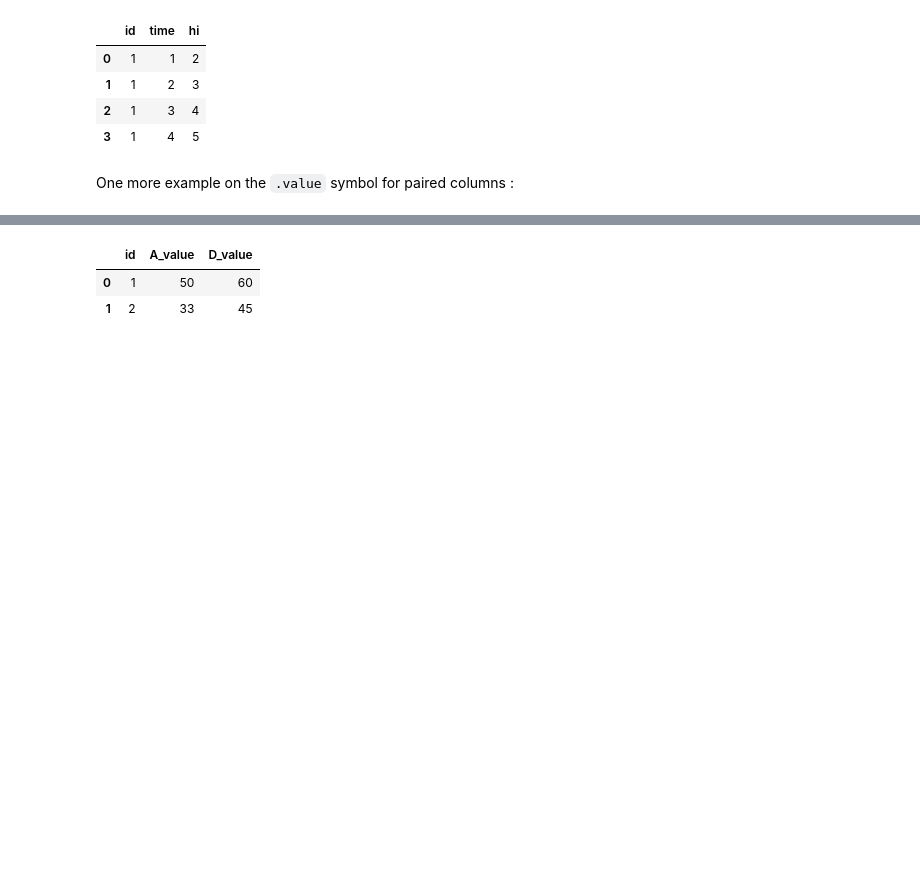
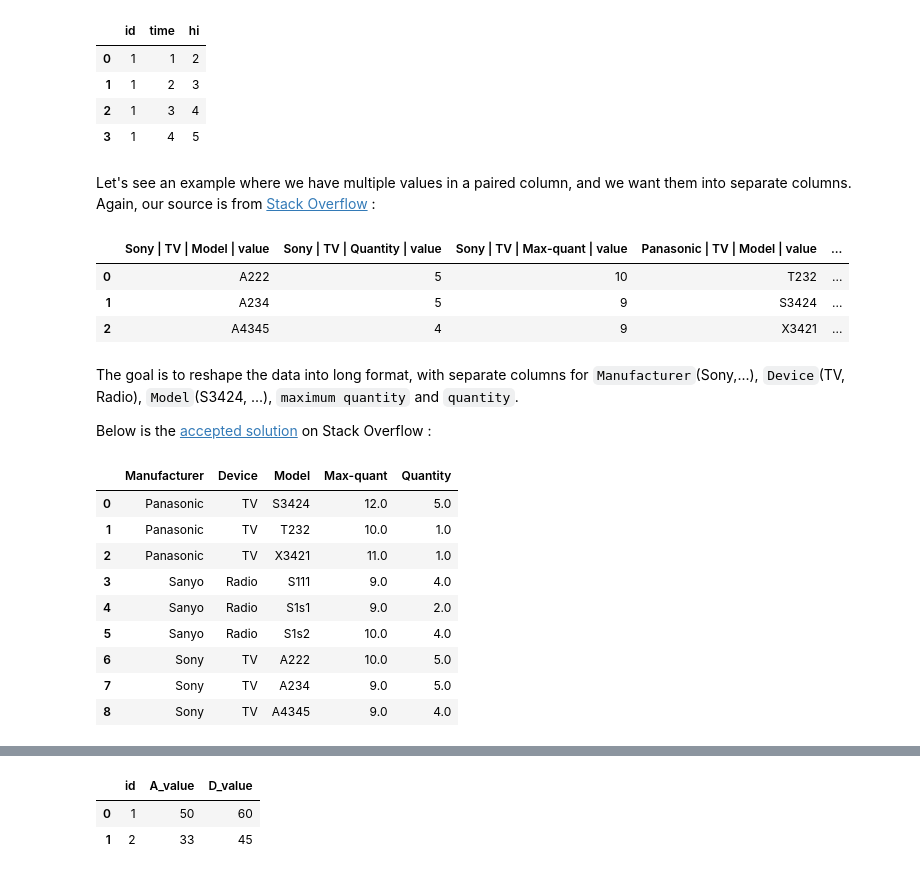
Before and after one commit to pyjanitor-devs/pyjanitor, a Jupyter notebook: examples/notebooks/Pivoting Data from Wide to Long.ipynb, the cells around one changed output, grey strips where cells are left out. Saved outputs shown, nothing was run; the diff lists cells and outputs as text; code cells hidden in the pictures; blank space fills up the shorter version.

```diff
--- a/examples/notebooks/Pivoting Data from Wide to Long.ipynb
+++ b/examples/notebooks/Pivoting Data from Wide to Long.ipynb
@@ -377,5 +396,58 @@ df.pivot_longer('id',
 | 1 | 1 | 2 | 3 |
 | 2 | 1 | 3 | 4 |
 | 3 | 1 | 4 | 5 |
-# %% [markdown]
-One more example on the `.value` symbol for paired columns :
+# %% [markdown]
+Let's see an example where we have multiple values in a paired column, and we want them into separate columns. Again, our source is from [Stack Overflow](https://stackoverflow.com/questions/64107566/how-to-pivot-longer-and-populate-with-fields-from-column-names-at-the-same-tim?noredirect=1#comment113369419_64107566) :
+# %%
+df = pd.DataFrame(
+    {
+        "Sony | TV | Model | value": {0: "A222", 1: "A234", 2: "A4345"},
+        "Sony | TV | Quantity | value": {0: 5, 1: 5, 2: 4},
+        "Sony | TV | Max-quant | value": {0: 10, 1: 9, 2: 9},
+        "Panasonic | TV | Model | value": {0: "T232", 1: "S3424", 2: "X3421"},
+        "Panasonic | TV | Quantity | value": {0: 1, 1: 5, 2: 1},
+        "Panasonic | TV | Max-quant | value": {0: 10, 1: 12, 2: 11},
+        "Sanyo | Radio | Model | value": {0: "S111", 1: "S1s1", 2: "S1s2"},
+        "Sanyo | Radio | Quantity | value": {0: 4, 1: 2, 2: 4},
+        "Sanyo | Radio | Max-quant | value": {0: 9, 1: 9, 2: 10},
+    }
+)
+
+df
+# %% [output]
+|  | Sony | TV | Model | value | Sony | TV | Quantity | value | Sony | TV | Max-quant | value | Panasonic | TV | Model | value | ... |
+| 0 | A222 | 5 | 10 | T232 | ... |
+| 1 | A234 | 5 | 9 | S3424 | ... |
+| 2 | A4345 | 4 | 9 | X3421 | ... |
+# %% [markdown]
+The goal is to reshape the data into long format, with separate columns for `Manufacturer`(Sony,...), `Device`(TV, Radio), `Model`(S3424, ...), ``maximum quantity`` and ``quantity``.
+
+Below is the [accepted solution](https://stackoverflow.com/a/64107688/7175713) on Stack Overflow :
+# %%
+df1 = df.copy()
+# Create a multiIndex column header
+df1.columns = pd.MultiIndex.from_arrays(
+    zip(*df1.columns.str.split("\s?\|\s?"))
+)
+
+# Reshape the dataframe using
+# `set_index`, `droplevel`, and `stack`
+(df1.stack([0, 1])
+ .droplevel(1, axis=1)
+ .set_index("Model", append=True)
+ .rename_axis([None, "Manufacturer", "Device", "Model"])
+ .sort_index(level=[1, 2, 3])
+ .reset_index()
+ .drop("level_0", axis=1)
+ )
+# %% [output]
+|  | Manufacturer | Device | Model | Max-quant | Quantity |
+| 0 | Panasonic | TV | S3424 | 12.0 | 5.0 |
+| 1 | Panasonic | TV | T232 | 10.0 | 1.0 |
+| 2 | Panasonic | TV | X3421 | 11.0 | 1.0 |
+| 3 | Sanyo | Radio | S111 | 9.0 | 4.0 |
+| 4 | Sanyo | Radio | S1s1 | 9.0 | 2.0 |
+| 5 | Sanyo | Radio | S1s2 | 10.0 | 4.0 |
+| 6 | Sony | TV | A222 | 10.0 | 5.0 |
+| 7 | Sony | TV | A234 | 9.0 | 5.0 |
+| 8 | Sony | TV | A4345 | 9.0 | 4.0 |
```
Also changed, not shown: parts of 77 cells of this notebook, 6 other files.
